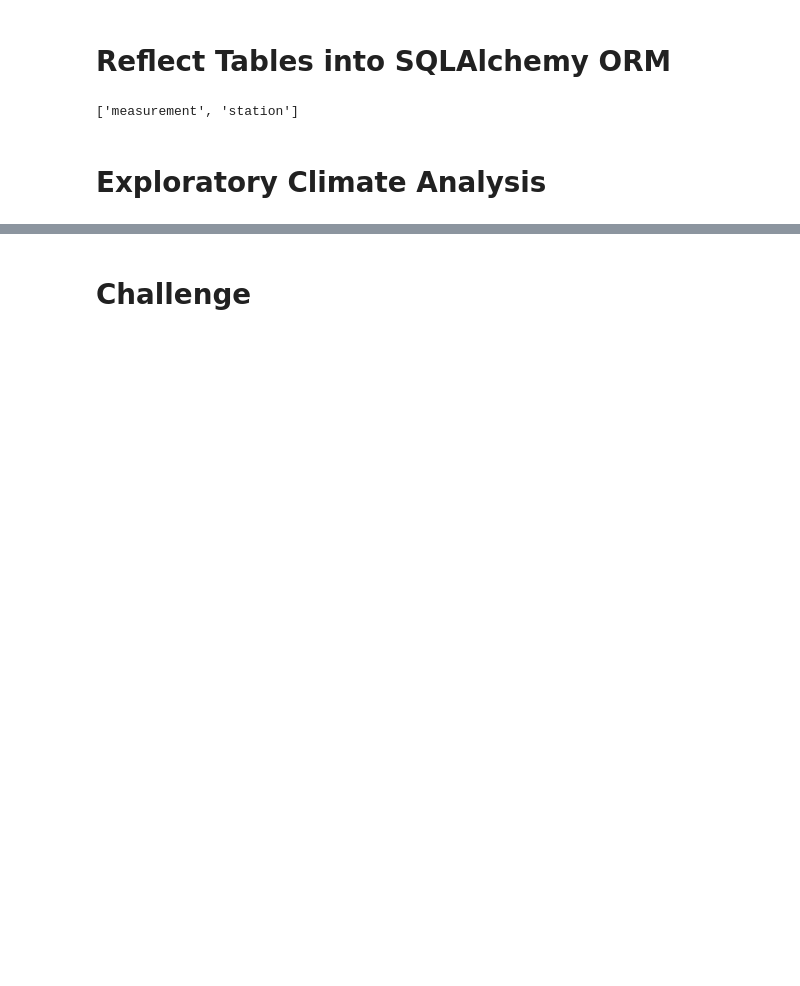
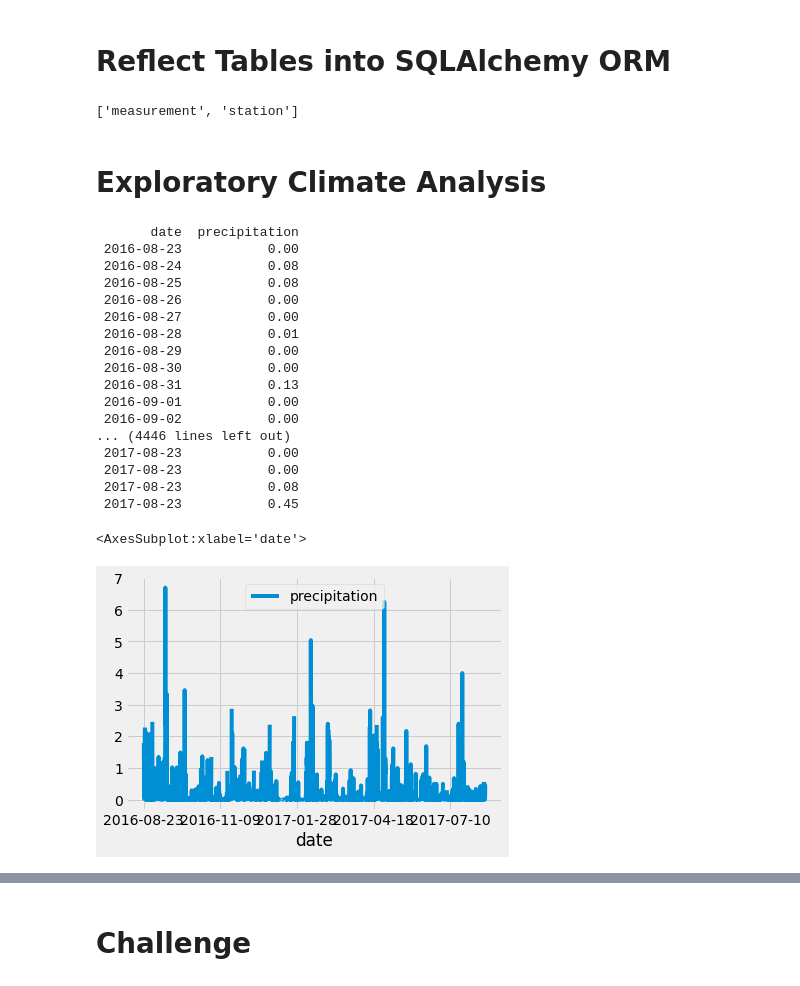
Before and after one commit to zaatrim/surfs_up, a Jupyter notebook: climate_analysis.ipynb, the cells around one changed output, grey strips where cells are left out. Cells and saved outputs as stored; diff of their text form; code cells hidden in the pictures; blank space fills up the shorter version.

```diff
--- a/climate_analysis.ipynb
+++ b/climate_analysis.ipynb
@@ -40,15 +41,59 @@ session = Session(engine)
 # %%
 # Design a query to retrieve the last 12 months of precipitation data and plot the results.
 #Starting from the last data point in the database.
 
+prev_year = dt.date(2017, 8, 23)
+
 # Calculate the date one year from the last date in data set.
+
+prev_year = dt.date(2017, 8, 23) - dt.timedelta(days=365)
 
 # Perform a query to retrieve the data and precipitation scores
 
+results = session.query(Measurement.date, Measurement.prcp).filter(Measurement.date >= prev_year)
+#print(results.all())
+
+
+results = session.query(Measurement.date, Measurement.prcp).filter(Measurement.date >= prev_year).all()
+#print(results)
 # Save the query results as a Pandas DataFrame and set the index to the date column
+df = pd.DataFrame(results, columns=['date','precipitation'])
+#By setting inplace=True, we're saying that we do not want to create a new DataFrame with the modified specifications. If we set it to "False," then we would create a new DataFrame.
+
+df.set_index(df['date'], inplace=True)
+
+#First we'll convert the DataFrame to strings, and then we'll set our index to "False."
+#This will allow us to print the DataFrame without the index. Add the following to your code:
+
+print(df.to_string(index=False))
 
 # Sort the dataframe by date
 
+df = df.sort_index()
+
+print(df.to_string(index=False))
+
 # Use Pandas Plotting with Matplotlib to plot the data
+df.plot()
+# %% [output]
+       date  precipitation
+ 2016-08-23           0.00
+ 2016-08-24           0.08
+ 2016-08-25           0.08
+ 2016-08-26           0.00
+ 2016-08-27           0.00
+ 2016-08-28           0.01
+ 2016-08-29           0.00
+ 2016-08-30           0.00
+ 2016-08-31           0.13
+ 2016-09-01           0.00
+ 2016-09-02           0.00
+... (4446 lines left out)
+ 2017-08-23           0.00
+ 2017-08-23           0.00
+ 2017-08-23           0.08
+ 2017-08-23           0.45
+<AxesSubplot:xlabel='date'>
+[figure, added]
 # %%
 # Use Pandas to calcualte the summary statistics for the precipitation data
```
Also changed, not shown: parts of 7 cells of this notebook, 2 other files.
